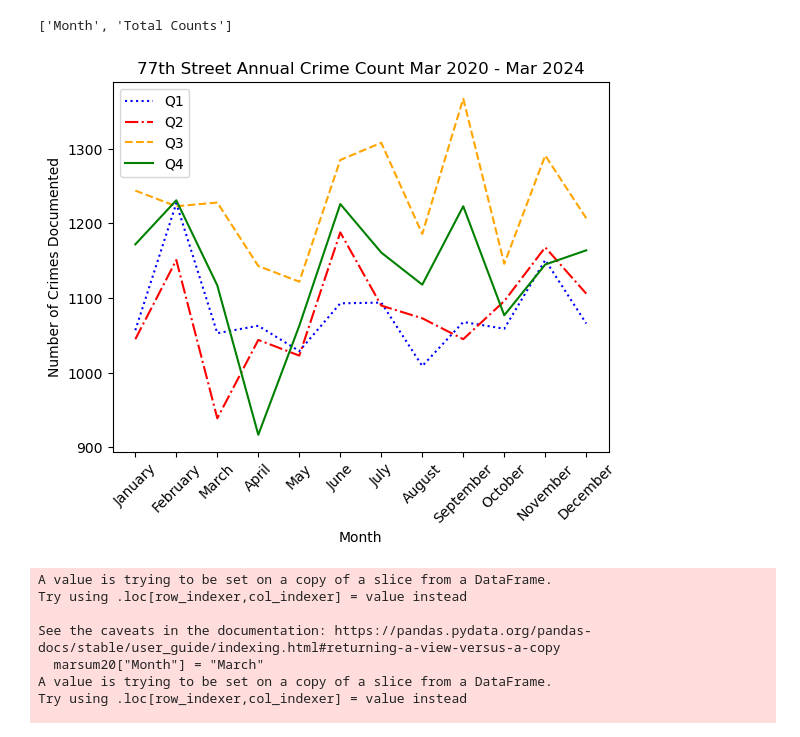
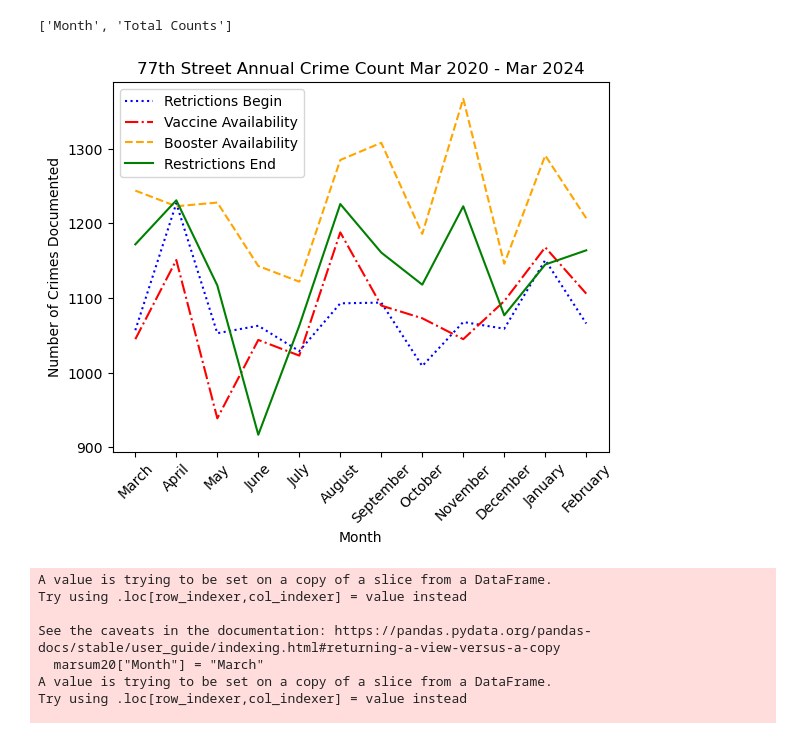
Before and after one commit to wiseorcool/Project-1-Team-4, a Jupyter notebook: 14042024_P1 YS/Project-1-Team-4-Brendan-s-Branch/April 10th Initial Graphs/Working_Refined_ish.ipynb, the cells around one changed output. Cells and saved outputs as stored; diff of their text form; code cells hidden in the pictures.

```diff
--- a/14042024_P1 YS/Project-1-Team-4-Brendan-s-Branch/April 10th Initial Graphs/Working_Refined_ish.ipynb
+++ b/14042024_P1 YS/Project-1-Team-4-Brendan-s-Branch/April 10th Initial Graphs/Working_Refined_ish.ipynb
@@ -583,27 +583,27 @@ list(annual2024.columns)
 # %% [output]
 ['Month', 'Total Counts']
 # %%
-x1= ["January", "February", "March", "April", "May", "June", "July", "August", "September", "October", "November", "December"]
+x1= ["March", "April", "May", "June", "July", "August", "September", "October", "November", "December", "January", "February",]
 y1=annual2021["Total Counts"]
 y2=annual2022["Total Counts"]
 y3=annual2023["Total Counts"]
 y4=annual2024["Total Counts"]
 
-plt.plot(x1,y1, color='blue', linestyle='dotted', label="Q1")
-plt.plot(x1,y2, color='red', linestyle='dashdot', label="Q2")
-plt.plot(x1,y3, color='orange', linestyle='dashed', label="Q3")
-plt.plot(x1,y4, color='green', linestyle='solid', label="Q4")
+plt.plot(x1,y1, color='blue', linestyle='dotted', label="Retrictions Begin")
+plt.plot(x1,y2, color='red', linestyle='dashdot', label="Vaccine Availability")
+plt.plot(x1,y3, color='orange', linestyle='dashed', label="Booster Availability")
+plt.plot(x1,y4, color='green', linestyle='solid', label="Restrictions End")
 plt.xticks(rotation=45)
 plt.xlabel("Month")
 plt.ylabel("Number of Crimes Documented")
 
 plt.legend(loc='best')
 plt.tight_layout
 
 plt.title("77th Street Annual Crime Count Mar 2020 - Mar 2024")
 plt.show()
 # %% [output]
-[figure, old version]
+[figure, new version]
 # %%
 sum2021 = combodata.loc[(combodata["Year"] == "Q1")]
 
```
Also changed, not shown: parts of 2 cells of this notebook.
